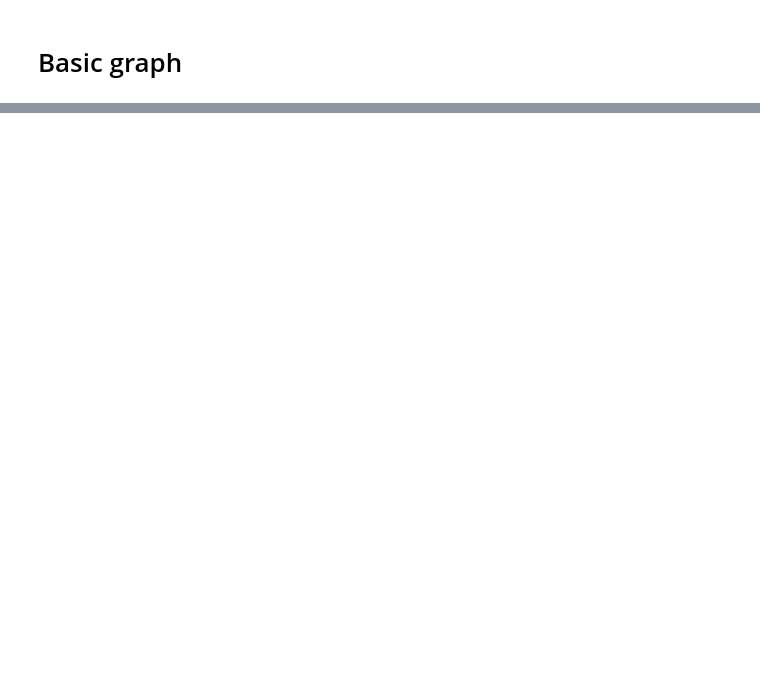
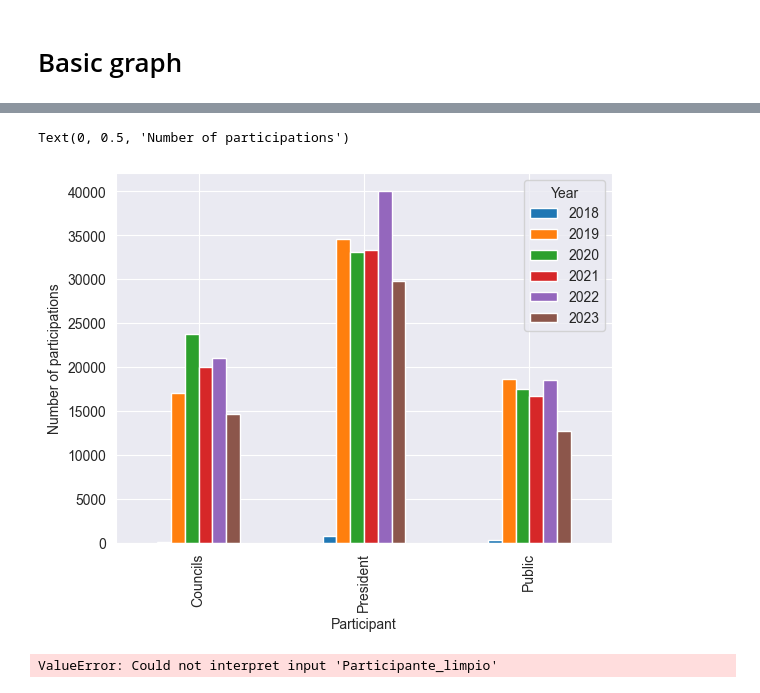
Before and after one commit to AlmaCuevas/AMLO_Morning_Conferences, a Jupyter notebook: 0. basic_extractions.ipynb, the cells around one changed output, grey strips where cells are left out. Cells and saved outputs as stored; diff of their text form; code cells hidden in the pictures; blank space fills up the shorter version.

```diff
--- a/0. basic_extractions.ipynb
+++ b/0. basic_extractions.ipynb
@@ -79,0 +99,25 @@ ax.set(xlabel='Number of words',
+# %%
+import re
+def limpiar_texto(texto):
+    """
+    Función para realizar una limpieza de un texto dado.
+    """
+    # Eliminamos los caracteres especiales
+    texto = re.sub(r'\W', ' ', str(texto))
+    # Eliminado las palabras que tengo un solo caracter
+    texto = re.sub(r'\s+[a-zA-Z]\s+', ' ', texto)
+    # Sustituir los espacios en blanco en uno solo
+    texto = re.sub(r'\s+', ' ', texto, flags=re.I)
+    # Convertimos textos a minusculas
+    texto = texto.lower()
+    if "lopez obrador" in texto:
+        texto = "President"
+    elif "pregunta" in texto:
+        texto = "Public"
+    else:
+        texto = "Councils"
+    return texto
+# %%
+all_df['Year'] = all_df['Anio']
+all_df['Participant'] = all_df['Participante'].apply(limpiar_texto)
+all_df['Participant']
@@ -79,0 +137,4 @@ ax.set(xlabel='Number of words',
+# %%
+words_per_year = all_df.groupby(by=["Participant", "Year" ])["Participant"].count()
+words_per_year = words_per_year.unstack(level=1)
+words_per_year
@@ -79,0 +147,13 @@ ax.set(xlabel='Number of words',
+# %%
+ax = words_per_year.plot(kind = 'bar')
+ax.set_ylabel('Number of participations')
+# %% [output]
+Text(0, 0.5, 'Number of participations')
+[figure, added]
+# %%
+ax = sns.boxplot(data=words_per_year.unstack(level=1), x="Participante_limpio", hue="Year", palette="husl", dodge=True)
+ax.set(xlabel='Participants',
+       ylabel='Number of participations',
+       title='Participations per year')
+# %% [output]
+ValueError: Could not interpret input 'Participante_limpio'
```
Also changed, not shown: parts of 6 cells of this notebook, 7 other files.
